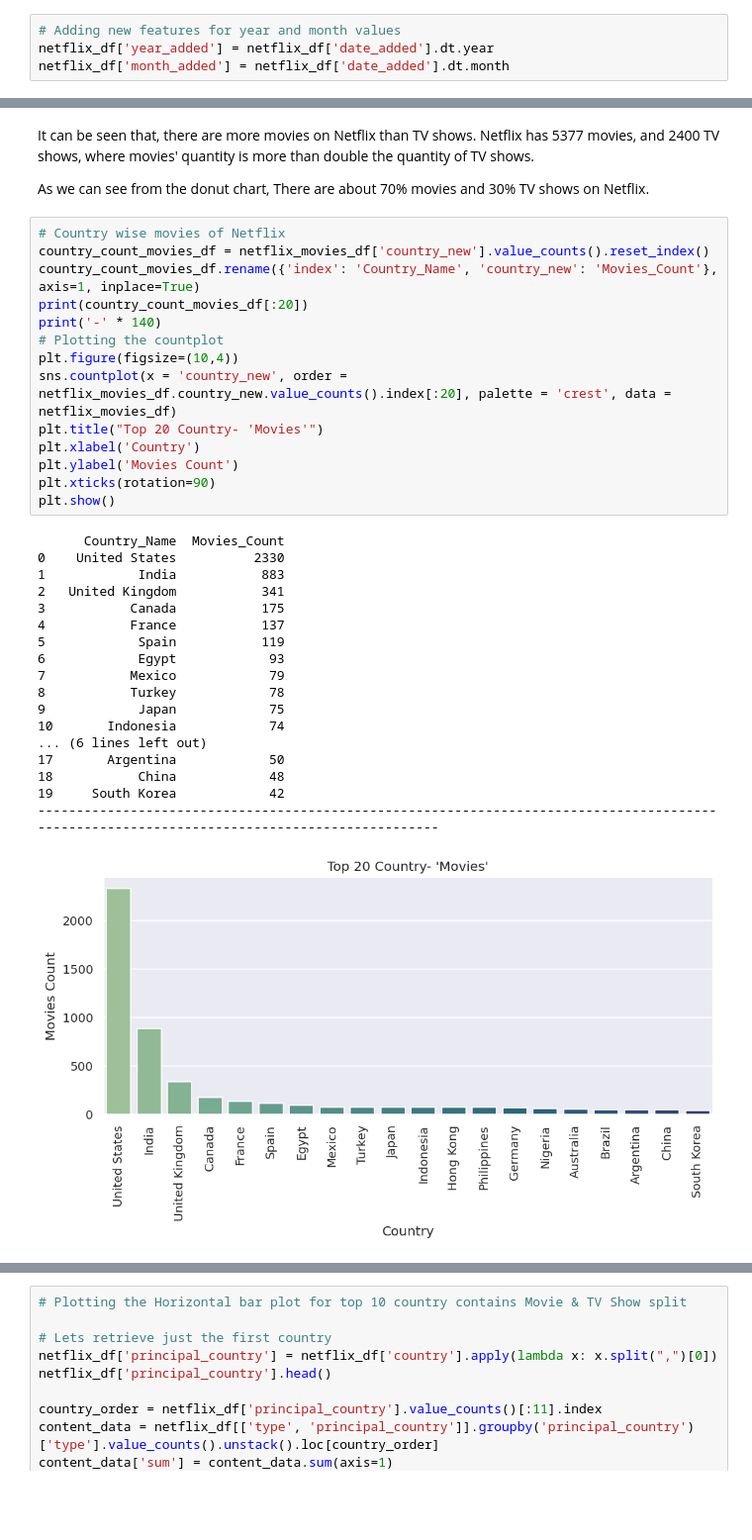
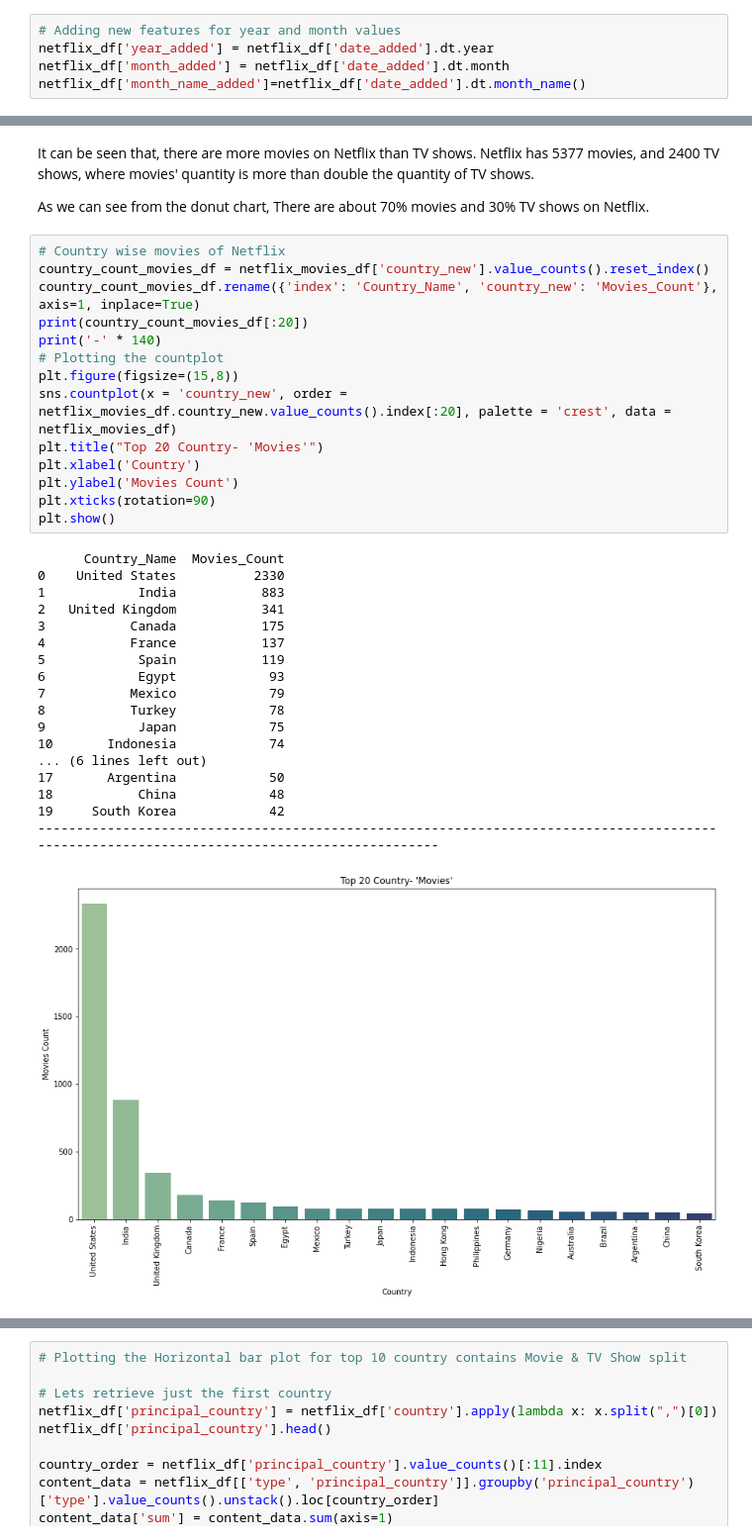
Before and after one commit to krishna9734/Netflix-Movies-And-Tv-Shows-Clustering, a Jupyter notebook: Netflix_Movies_And_Tv_Shows_Clustering_Notebook.ipynb, the cells around one changed output, grey strips where cells are left out. Shown at 99% size. Cells and saved outputs as stored; diff of their text form; blank space fills up the shorter version.

```diff
--- a/Netflix_Movies_And_Tv_Shows_Clustering_Notebook.ipynb
+++ b/Netflix_Movies_And_Tv_Shows_Clustering_Notebook.ipynb
@@ -448,6 +451,7 @@ netflix_df['date_added']=pd.to_datetime(netflix_df['date_added'])
 # Adding new features for year and month values
 netflix_df['year_added'] = netflix_df['date_added'].dt.year
 netflix_df['month_added'] = netflix_df['date_added'].dt.month
+netflix_df['month_name_added']=netflix_df['date_added'].dt.month_name()
 # %%
 # Creating separate dataframes for Movies and TV shows
 netflix_movies_df = netflix_df[netflix_df['type']=='Movie']
@@ -490,35 +526,35 @@ As we can see from the donut chart, There are about 70% movies and 30% TV shows
 # Country wise movies of Netflix
 country_count_movies_df = netflix_movies_df['country_new'].value_counts().reset_index()
 country_count_movies_df.rename({'index': 'Country_Name', 'country_new': 'Movies_Count'}, axis=1, inplace=True)
 print(country_count_movies_df[:20])
 print('-' * 140)
 # Plotting the countplot
-plt.figure(figsize=(10,4))
+plt.figure(figsize=(15,8))
 sns.countplot(x = 'country_new', order = netflix_movies_df.country_new.value_counts().index[:20], palette = 'crest', data = netflix_movies_df)
 plt.title("Top 20 Country- 'Movies'")
 plt.xlabel('Country')
 plt.ylabel('Movies Count')
 plt.xticks(rotation=90)
 plt.show()
 # %% [output]
       Country_Name  Movies_Count
 0    United States          2330
 1            India           883
 2   United Kingdom           341
 3           Canada           175
 4           France           137
 5            Spain           119
 6            Egypt            93
 7           Mexico            79
 8           Turkey            78
 9            Japan            75
 10       Indonesia            74
 ... (6 lines left out)
 17       Argentina            50
 18           China            48
 19     South Korea            42
 --------------------------------------------------------------------------------------------------------------------------------------------
-[figure, old version]
+[figure, new version]
 # %%
 # Country wise TV Shows of Netflix
 country_count_TV_Shows_df = netflix_shows_df['country_new'].value_counts().reset_index()
```
Also changed, not shown: parts of 26 cells of this notebook.
